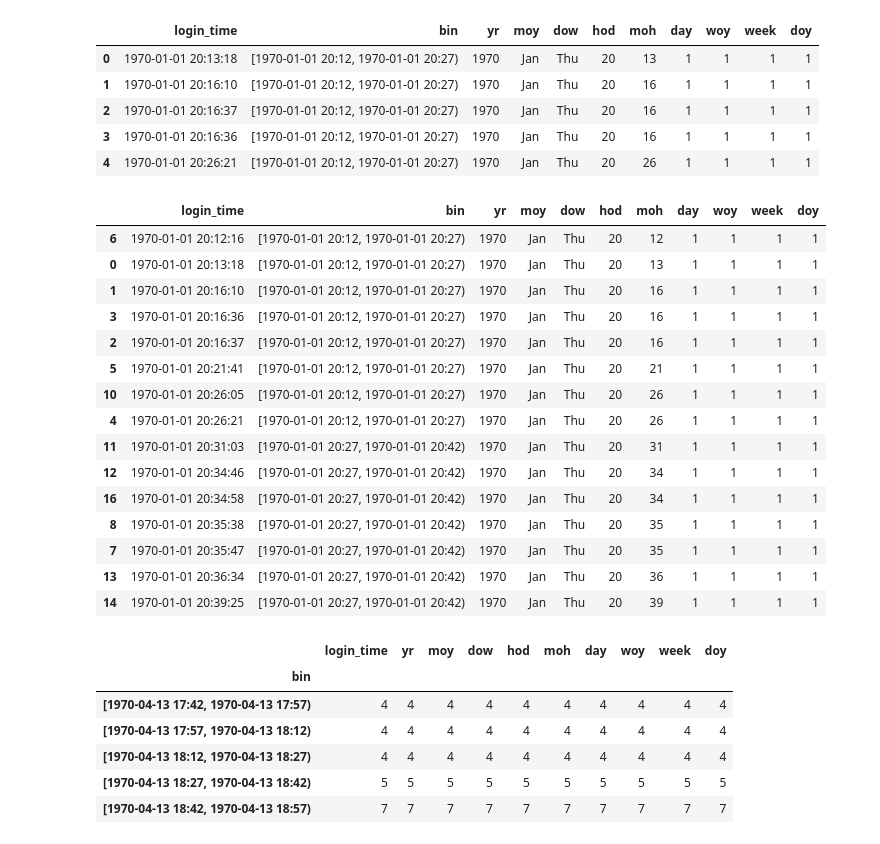
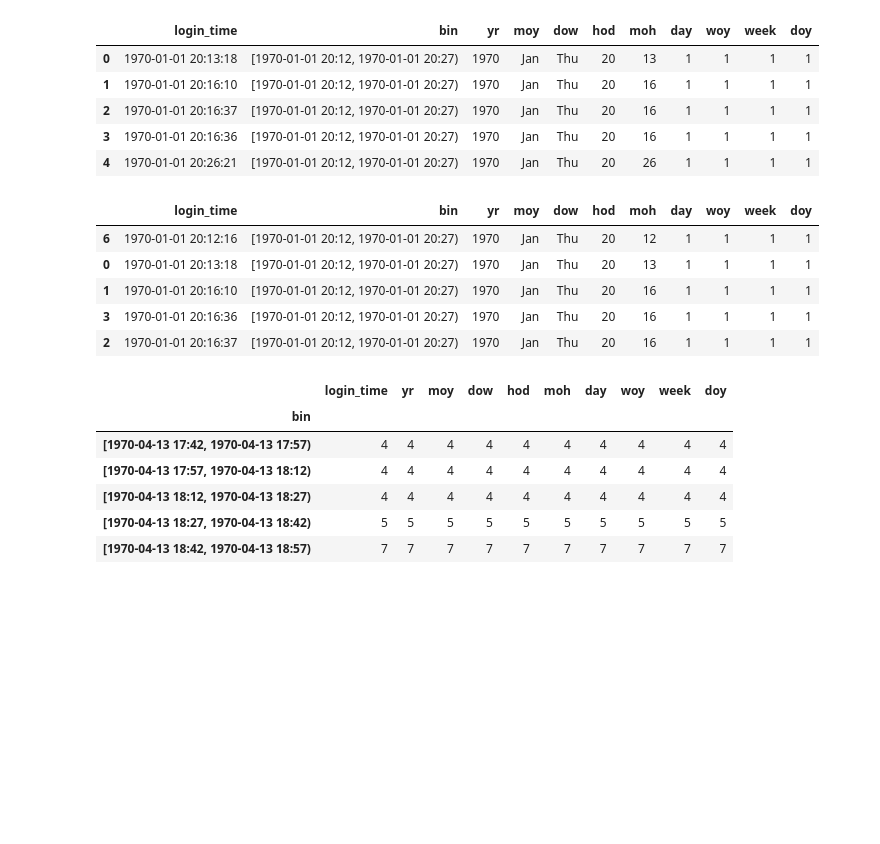
Before and after one commit to lbjennings/Springboard, a Jupyter notebook: Springboard/take_home_exercises/ultimate_challenge/Ultimate_Rider_Challenge.ipynb, the cells around one changed output. Cells and saved outputs as stored; diff of their text form; code cells hidden in the pictures; blank space fills up the shorter version.

```diff
--- a/Springboard/take_home_exercises/ultimate_challenge/Ultimate_Rider_Challenge.ipynb
+++ b/Springboard/take_home_exercises/ultimate_challenge/Ultimate_Rider_Challenge.ipynb
@@ -268,24 +232,14 @@ df_logins.head(5)
 #sort by login time, nan upfront, and do inplace
 df_logins.sort_values(by='login_time', inplace=True , na_position='first')
 # %%
-df_logins.head(15)
+df_logins.head(5)
 # %% [output]
 |  | login_time | bin | yr | moy | dow | hod | moh | day | woy | week | doy |
 | 6 | 1970-01-01 20:12:16 | [1970-01-01 20:12, 1970-01-01 20:27) | 1970 | Jan | Thu | 20 | 12 | 1 | 1 | 1 | 1 |
 | 0 | 1970-01-01 20:13:18 | [1970-01-01 20:12, 1970-01-01 20:27) | 1970 | Jan | Thu | 20 | 13 | 1 | 1 | 1 | 1 |
 | 1 | 1970-01-01 20:16:10 | [1970-01-01 20:12, 1970-01-01 20:27) | 1970 | Jan | Thu | 20 | 16 | 1 | 1 | 1 | 1 |
 | 3 | 1970-01-01 20:16:36 | [1970-01-01 20:12, 1970-01-01 20:27) | 1970 | Jan | Thu | 20 | 16 | 1 | 1 | 1 | 1 |
 | 2 | 1970-01-01 20:16:37 | [1970-01-01 20:12, 1970-01-01 20:27) | 1970 | Jan | Thu | 20 | 16 | 1 | 1 | 1 | 1 |
-| 5 | 1970-01-01 20:21:41 | [1970-01-01 20:12, 1970-01-01 20:27) | 1970 | Jan | Thu | 20 | 21 | 1 | 1 | 1 | 1 |
-| 10 | 1970-01-01 20:26:05 | [1970-01-01 20:12, 1970-01-01 20:27) | 1970 | Jan | Thu | 20 | 26 | 1 | 1 | 1 | 1 |
-| 4 | 1970-01-01 20:26:21 | [1970-01-01 20:12, 1970-01-01 20:27) | 1970 | Jan | Thu | 20 | 26 | 1 | 1 | 1 | 1 |
-| 11 | 1970-01-01 20:31:03 | [1970-01-01 20:27, 1970-01-01 20:42) | 1970 | Jan | Thu | 20 | 31 | 1 | 1 | 1 | 1 |
-| 12 | 1970-01-01 20:34:46 | [1970-01-01 20:27, 1970-01-01 20:42) | 1970 | Jan | Thu | 20 | 34 | 1 | 1 | 1 | 1 |
-| 16 | 1970-01-01 20:34:58 | [1970-01-01 20:27, 1970-01-01 20:42) | 1970 | Jan | Thu | 20 | 34 | 1 | 1 | 1 | 1 |
-| 8 | 1970-01-01 20:35:38 | [1970-01-01 20:27, 1970-01-01 20:42) | 1970 | Jan | Thu | 20 | 35 | 1 | 1 | 1 | 1 |
-| 7 | 1970-01-01 20:35:47 | [1970-01-01 20:27, 1970-01-01 20:42) | 1970 | Jan | Thu | 20 | 35 | 1 | 1 | 1 | 1 |
-| 13 | 1970-01-01 20:36:34 | [1970-01-01 20:27, 1970-01-01 20:42) | 1970 | Jan | Thu | 20 | 36 | 1 | 1 | 1 | 1 |
-| 14 | 1970-01-01 20:39:25 | [1970-01-01 20:27, 1970-01-01 20:42) | 1970 | Jan | Thu | 20 | 39 | 1 | 1 | 1 | 1 |
 # %%
 #groupby 15 minute window
 login_bin_15m = df_logins.groupby('bin').count()
```
Also changed, not shown: parts of 14 cells of this notebook.
